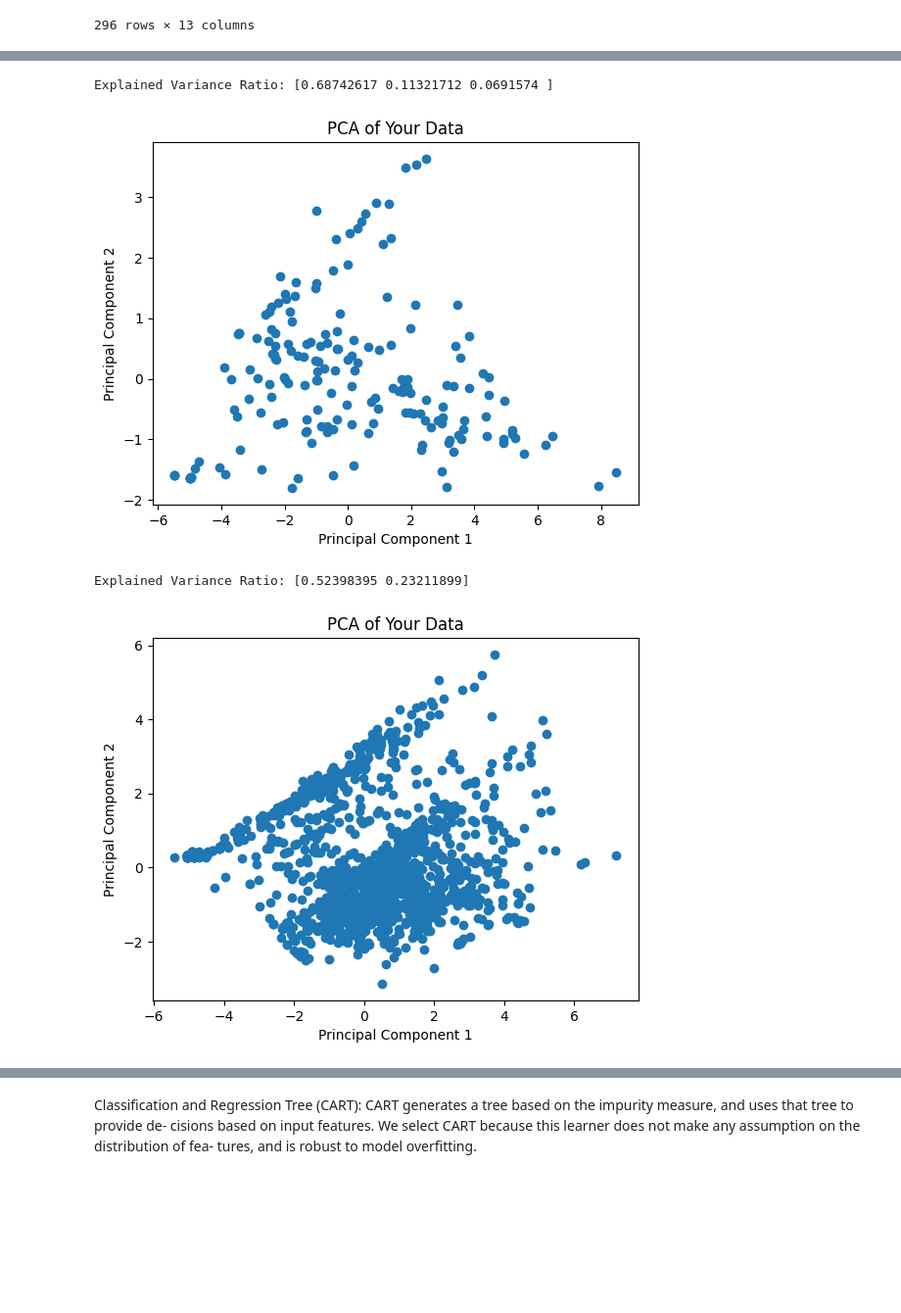
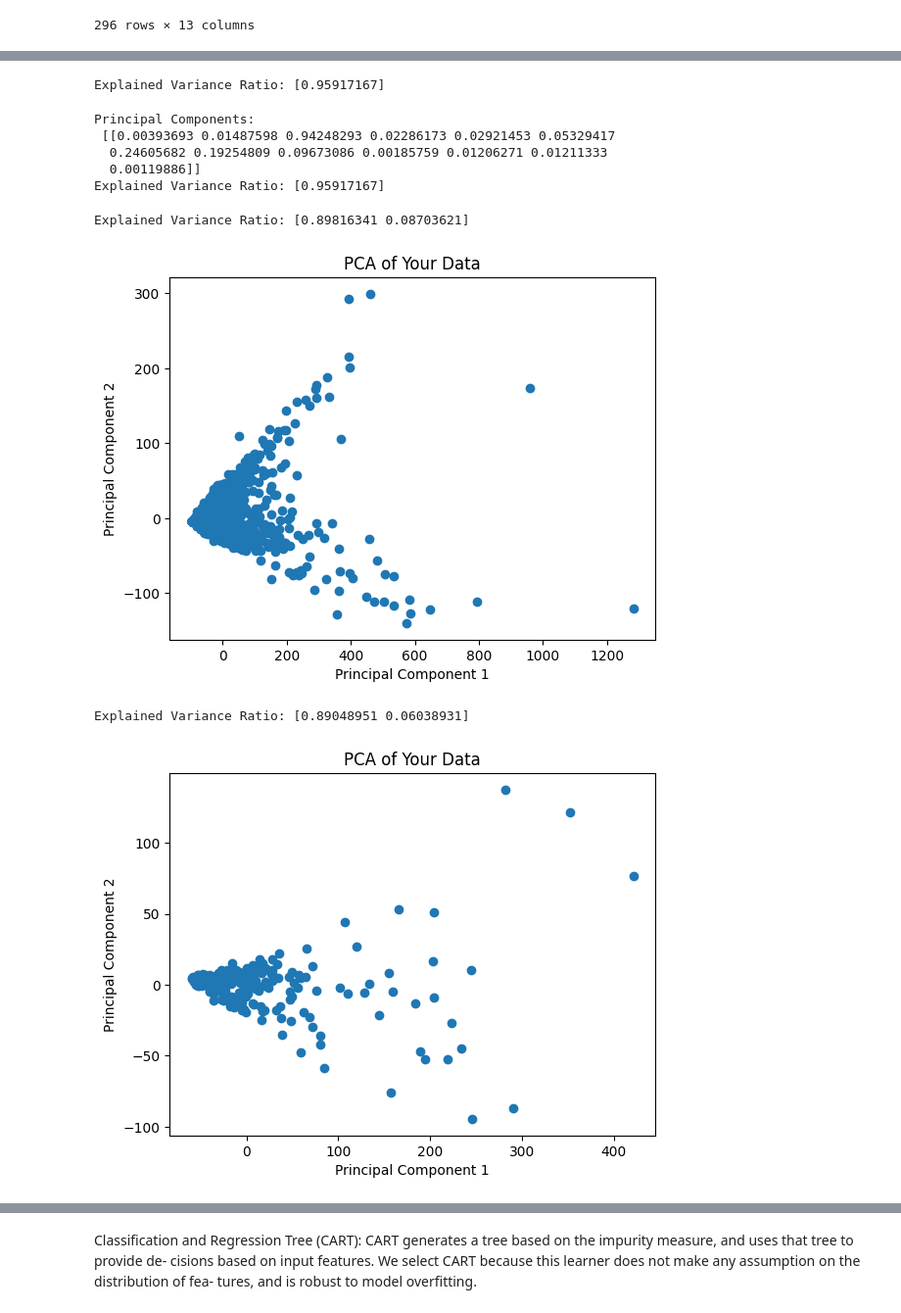
Before and after one commit to GoodNightIsabel/Replication, a Jupyter notebook: RQ3_.ipynb, the cells around one changed output, grey strips where cells are left out. Shown at 98% size. Cells and saved outputs as stored; diff of their text form; code cells hidden in the pictures; blank space fills up the shorter version.

```diff
--- a/RQ3_.ipynb
+++ b/RQ3_.ipynb
@@ -101,10 +173,10 @@ log_transformed_Data3 = np.log1p(Data3)
 # %%
 # Creating the PCA
-pca = PCA(n_components=3)
+pca = PCA(n_components=1)
 # Fit the PCA model to your data
-pca.fit(log_transformed_Data1)
+pca.fit(Data1)
 # Accessing the explained variance ratio
 explained_variance = pca.explained_variance_ratio_
 print("Explained Variance Ratio:", explained_variance)
 # %% [output]
-Explained Variance Ratio: [0.68742617 0.11321712 0.0691574 ]
+Explained Variance Ratio: [0.95917167]
@@ -114,4 +183,43 @@ pca_data = pca.transform(log_transformed_Data1)
+# %%
+
+# Create a PCA model
+n_components = 1  # Number of principal components to extract
+pca = PCA(n_components=n_components)
+
+# Fit the model to your data
+X = Data1.values  # Convert the DataFrame to a NumPy array
+pca.fit(X)
+
+# Access the principal components
+principal_components = pca.components_
+
+# Explained variance ratio
+explained_variance_ratio = pca.explained_variance_ratio_
+
+# Display results
+print("Principal Components:\n", principal_components)
+print("Explained Variance Ratio:", explained_variance_ratio)
+# %% [output]
+Principal Components:
+ [[0.00393693 0.01487598 0.94248293 0.02286173 0.02921453 0.05329417
+  0.24605682 0.19254809 0.09673086 0.00185759 0.01206271 0.01211333
+  0.00119886]]
+Explained Variance Ratio: [0.95917167]
 # %%
+#PCA with Data2
+# Creating the PCA
+pca = PCA(n_components=2)
+
+# Fit the PCA model to your data
+pca.fit(Data2)
+
+# Accessing the explained variance ratio
+explained_variance = pca.explained_variance_ratio_
+print("Explained Variance Ratio:", explained_variance)
+
+# Transform data into the principal component space
+pca_data = pca.transform(Data2)
+
 #vizualization of the data
 # Scatter plot of the first two principal components
 plt.scatter(pca_data[:, 0], pca_data[:, 1])
@@ -120,29 +228,30 @@ plt.ylabel("Principal Component 2")
 plt.title("PCA of Your Data")
 plt.show()
 # %% [output]
+Explained Variance Ratio: [0.89816341 0.08703621]
-[figure, old version]
+[figure, new version]
 # %%
-#PCA with Data2
+#PCA with Data3
 # Creating the PCA
 pca = PCA(n_components=2)
 
 # Fit the PCA model to your data
-pca.fit(log_transformed_Data2)
+pca.fit(Data3)
 
 # Accessing the explained variance ratio
 explained_variance = pca.explained_variance_ratio_
 print("Explained Variance Ratio:", explained_variance)
 
 # Transform data into the principal component space
-pca_data = pca.transform(log_transformed_Data2)
+pca_data = pca.transform(Data3)
 
 #vizualization of the data
 # Scatter plot of the first two principal components
 plt.scatter(pca_data[:, 0], pca_data[:, 1])
 plt.xlabel("Principal Component 1")
 plt.ylabel("Principal Component 2")
 plt.title("PCA of Your Data")
 plt.show()
 # %% [output]
-Explained Variance Ratio: [0.52398395 0.23211899]
+Explained Variance Ratio: [0.89048951 0.06038931]
-[figure, old version]
+[figure, new version]
```
Also changed, not shown: parts of 9 cells of this notebook.
